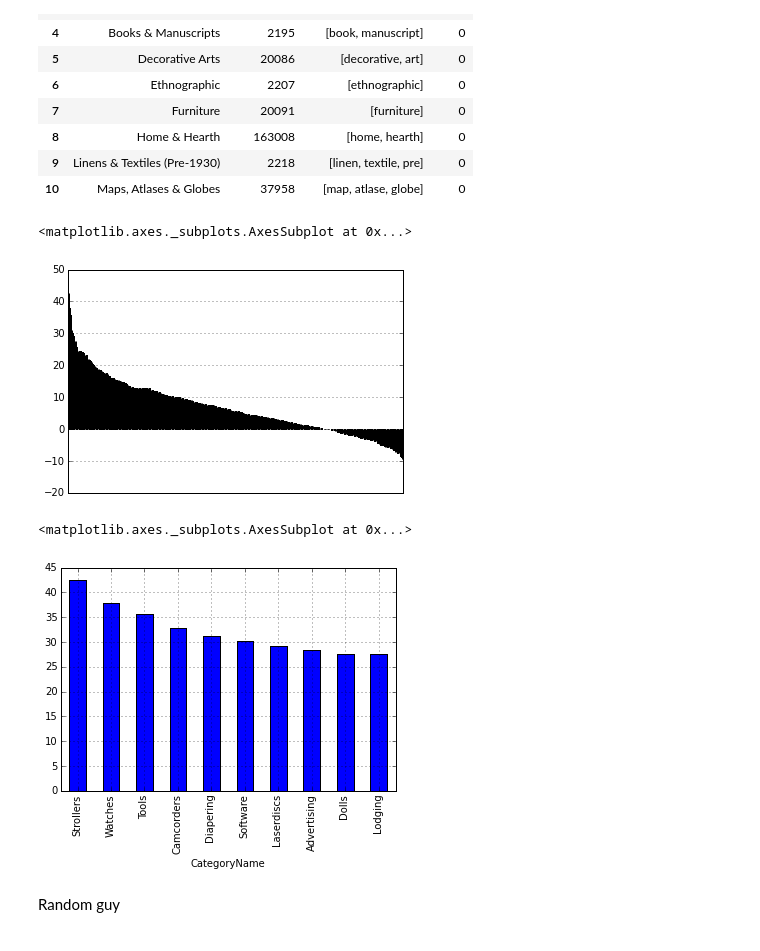
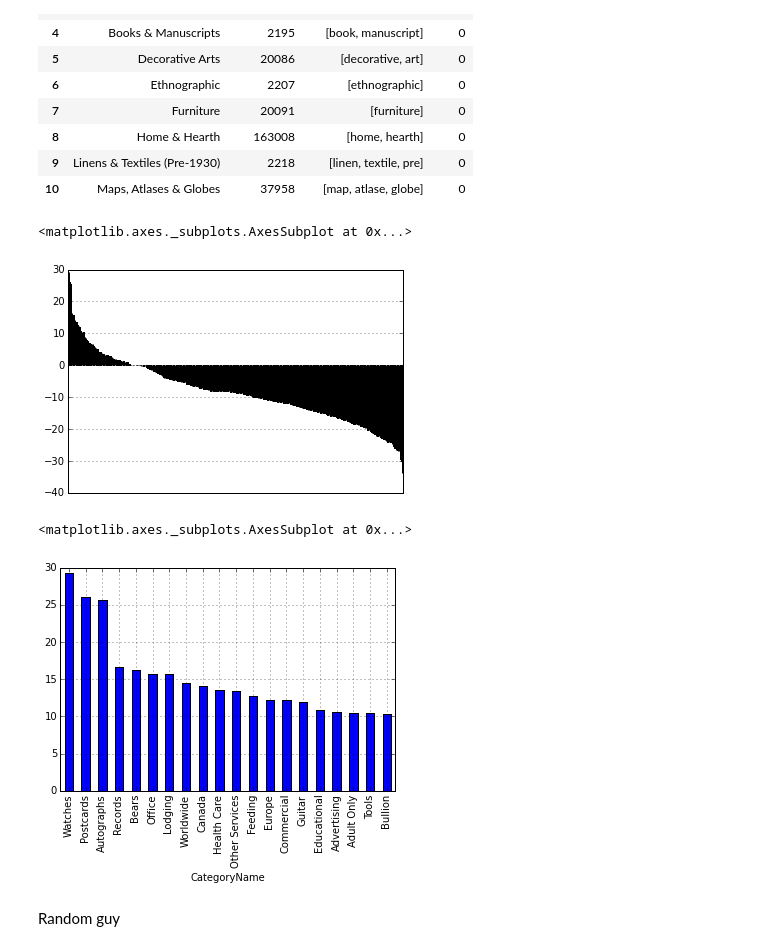
Before and after one commit to rglsk/Gifter, a Jupyter notebook: gifter/modeling/word2vec/model.ipynb, the cells around one changed output. Saved outputs shown, nothing was run; the diff lists cells and outputs as text; code cells hidden in the pictures.

Commit message:
Refactor word2vec & data

```diff
--- a/gifter/modeling/word2vec/model.ipynb
+++ b/gifter/modeling/word2vec/model.ipynb
@@ -1,10 +1,13 @@
 # %%
 import pandas as pd
 import numpy as np
+import os
 from gensim.models import Word2Vec
 from gifter.modeling.data import lemmatized_frame
 from gifter.modeling.tokenizer import lemmatize
-model = Word2Vec.load_word2vec_format('text8.model.bin', binary=True)
+from gifter.modeling.word2vec.model import get_by_name
+from gifter.config import DATA_DIRECTORY
+model = get_by_name('text8')
 
 def get_similary(w1, w2):
     try:
@@ -12,7 +15,7 @@ def get_similary(w1, w2):
     except KeyError:
         return 0
 # %%
-df = lemmatized_frame(filename="../data.json", with_tags=False)
+df = lemmatized_frame(filename=os.path.join(DATA_DIRECTORY, "data.json"), with_tags=False)
 # %%
 all_categories =  pd.io.json.read_json("../../category_hierarchy.json")
 categories = all_categories[all_categories.CategoryLevel == 2][['CategoryName', 'CategoryID']]
@@ -52,11 +59,11 @@ categories.sort('value', ascending=False, inplace=True)
 categories.plot(kind='bar', y='value', xticks=(), legend=False)
 # %% [output]
 <matplotlib.axes._subplots.AxesSubplot at 0x...>
-[figure, old version]
+[figure, new version]
 # %%
-categories.head(10).plot(kind='bar', x='CategoryName', y='value', legend=False)
+categories.head(20).plot(kind='bar', x='CategoryName', y='value', legend=False)
 # %% [output]
 <matplotlib.axes._subplots.AxesSubplot at 0x...>
-[figure, old version]
+[figure, new version]
 # %% [markdown]
 Random guy
```
Also changed, not shown: parts of 1 cell of this notebook, 14 other files.
